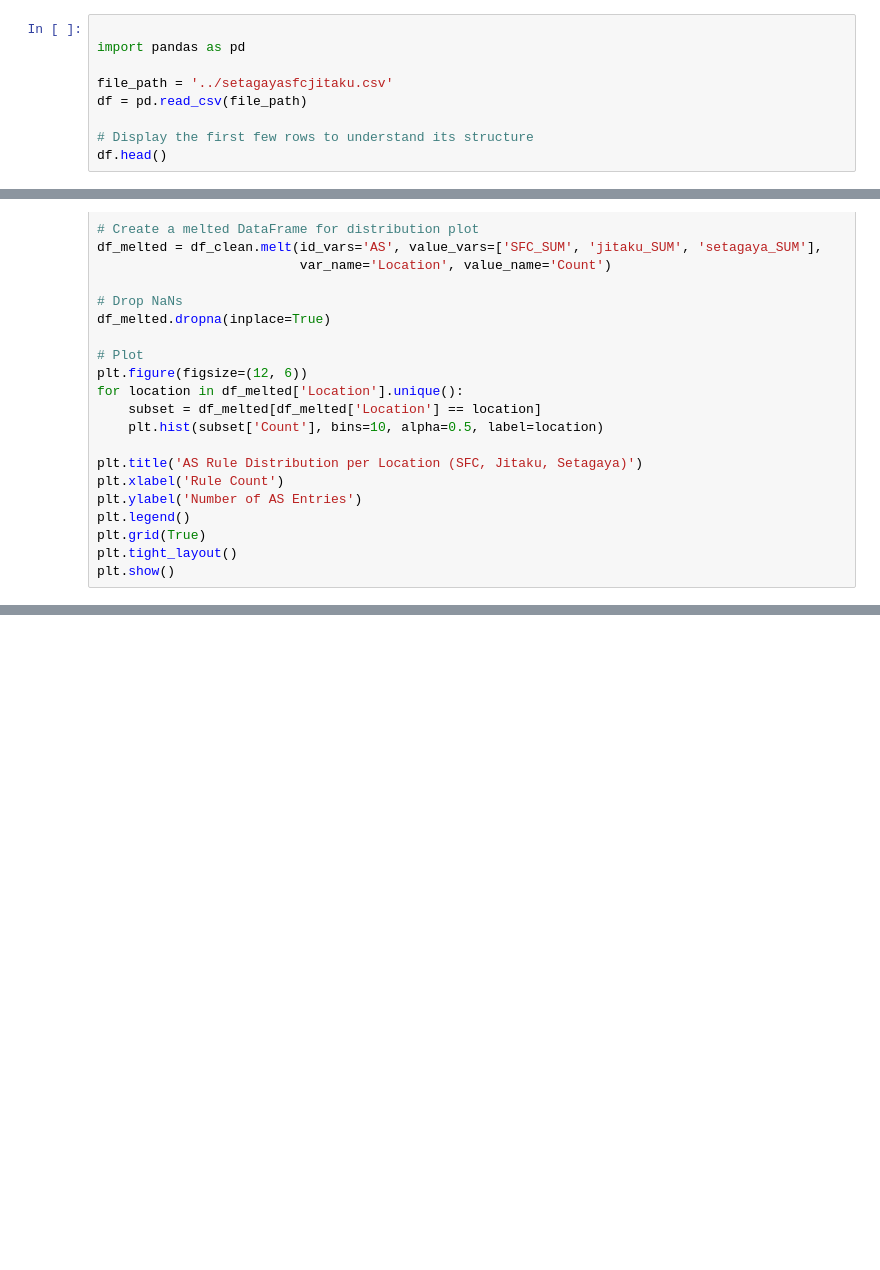
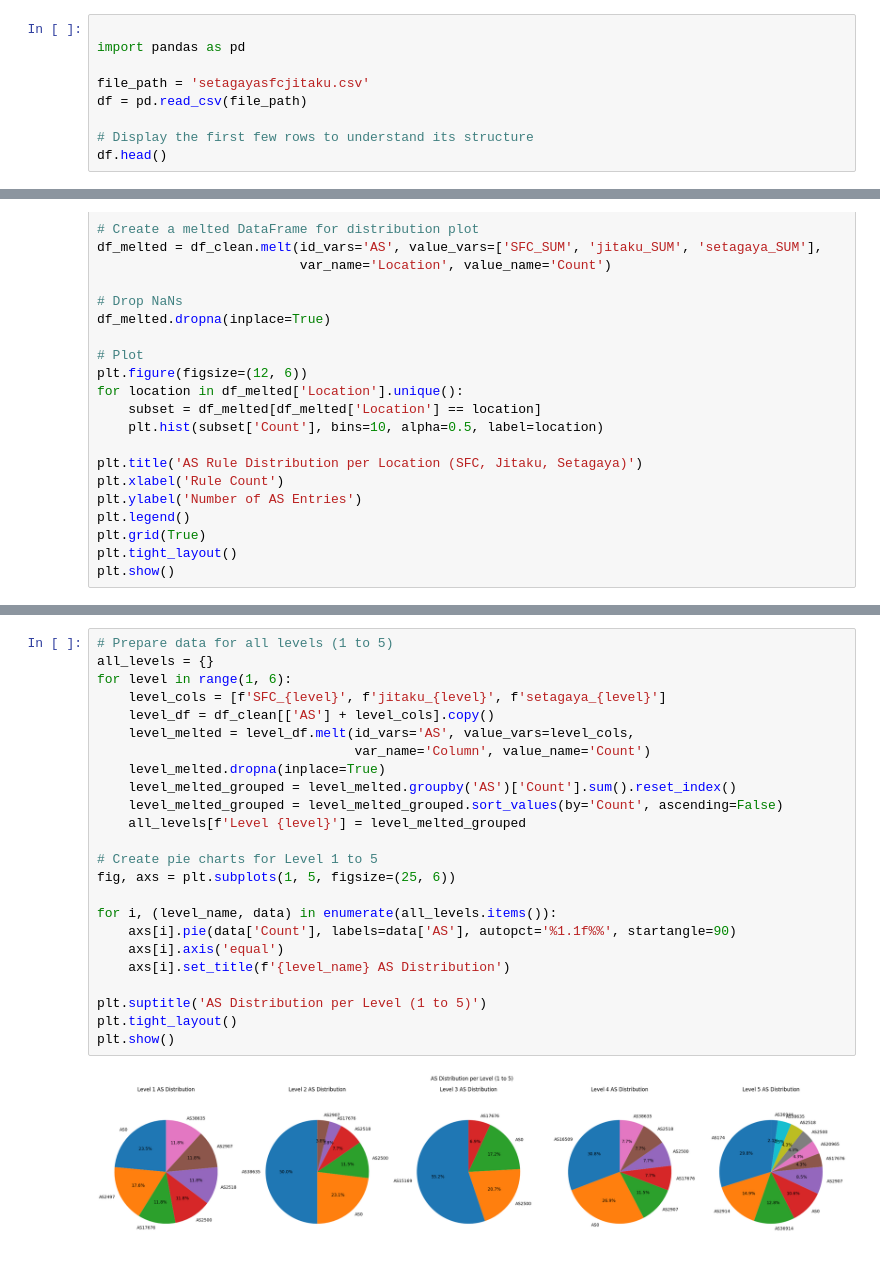
Before and after one commit to Reusezer/InternetstructureTokyo_kadaiGraph, a Jupyter notebook: ソフトウェア分析.ipynb, the cells around one changed output, grey strips where cells are left out. Saved outputs shown, nothing was run; the diff lists cells and outputs as text; blank space fills up the shorter version.

```diff
--- a/ソフトウェア分析.ipynb
+++ b/ソフトウェア分析.ipynb
@@ -22,7 +22,7 @@ Installing collected packages: numpy, tzdata, pytz, pyparsing, pillow, kiwisolve
 
 import pandas as pd
 
-file_path = '../setagayasfcjitaku.csv'
+file_path = 'setagayasfcjitaku.csv'
 df = pd.read_csv(file_path)
 
 # Display the first few rows to understand its structure
@@ -173,0 +152,26 @@ plt.show()
+# %%
+# Prepare data for all levels (1 to 5)
+all_levels = {}
+for level in range(1, 6):
+    level_cols = [f'SFC_{level}', f'jitaku_{level}', f'setagaya_{level}']
+    level_df = df_clean[['AS'] + level_cols].copy()
+    level_melted = level_df.melt(id_vars='AS', value_vars=level_cols,
+                                 var_name='Column', value_name='Count')
+    level_melted.dropna(inplace=True)
+    level_melted_grouped = level_melted.groupby('AS')['Count'].sum().reset_index()
+    level_melted_grouped = level_melted_grouped.sort_values(by='Count', ascending=False)
+    all_levels[f'Level {level}'] = level_melted_grouped
+
+# Create pie charts for Level 1 to 5
+fig, axs = plt.subplots(1, 5, figsize=(25, 6))
+
+for i, (level_name, data) in enumerate(all_levels.items()):
+    axs[i].pie(data['Count'], labels=data['AS'], autopct='%1.1f%%', startangle=90)
+    axs[i].axis('equal')
+    axs[i].set_title(f'{level_name} AS Distribution')
+
+plt.suptitle('AS Distribution per Level (1 to 5)')
+plt.tight_layout()
+plt.show()
+# %% [output]
+[figure, added]
```
Also changed, not shown: parts of 7 cells of this notebook.
